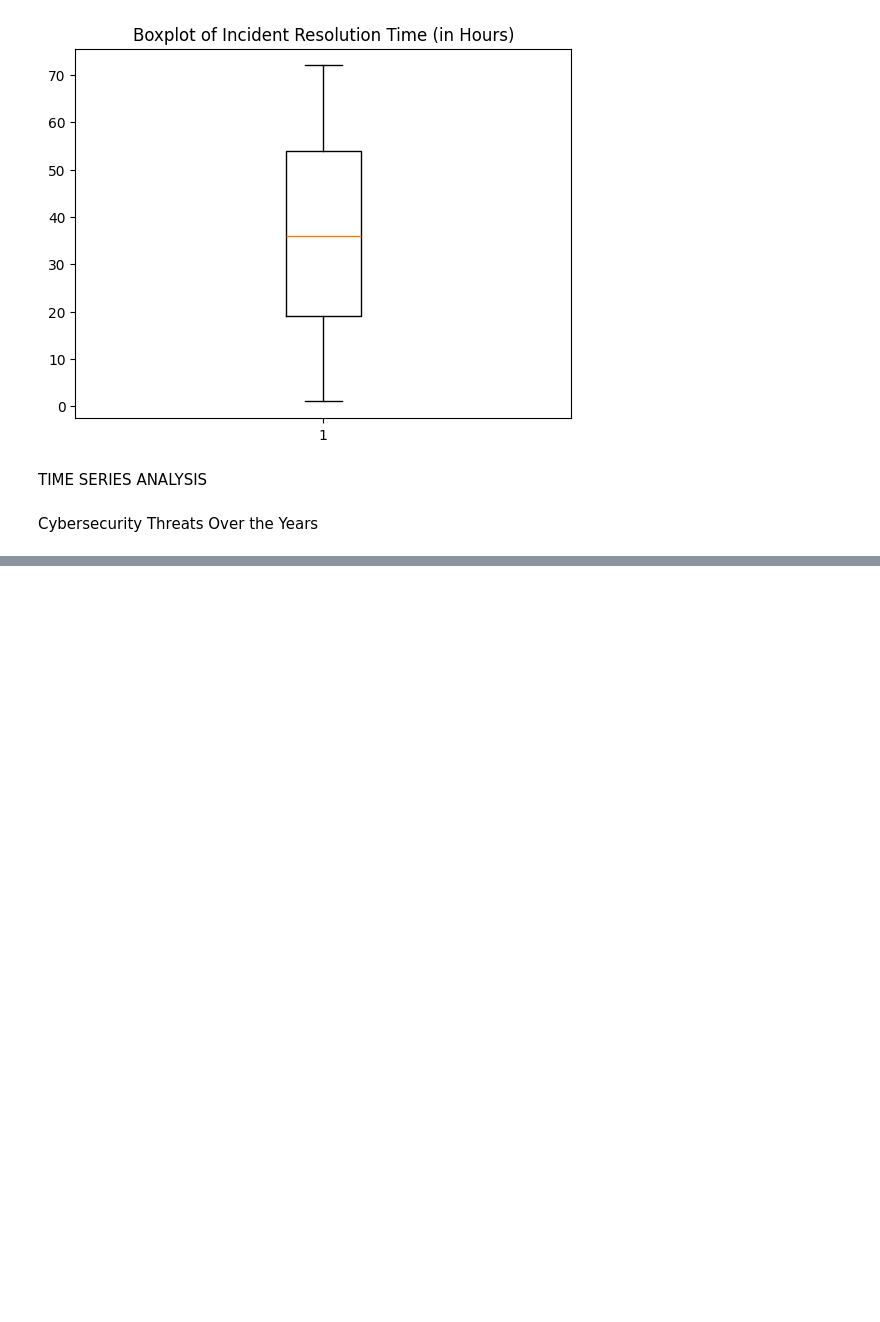
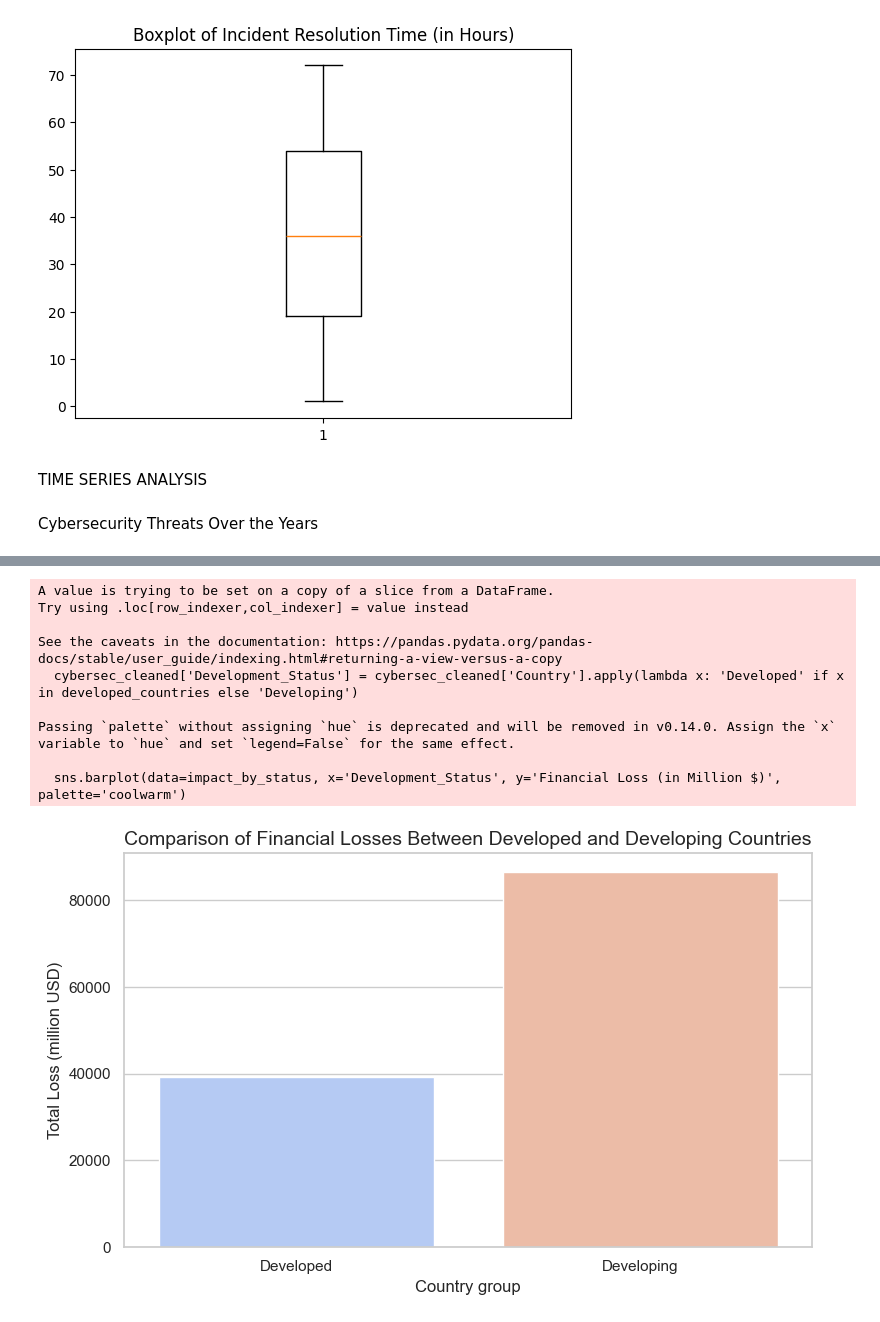
Before and after one commit to immaFrogUwU/Cyber-Security-Threats, a Jupyter notebook: Data_Storytelling_Cyber_Security_Threats.ipynb, the cells around one changed output, grey strips where cells are left out. Saved outputs shown, nothing was run; the diff lists cells and outputs as text; code cells hidden in the pictures; blank space fills up the shorter version.

```diff
--- a/Data_Storytelling_Cyber_Security_Threats.ipynb
+++ b/Data_Storytelling_Cyber_Security_Threats.ipynb
@@ -171,0 +219,32 @@ Meomeo
+# %%
+# Tạo danh sách quốc gia phát triển
+developed_countries = ['UK', 'France', 'Japan']
+
+
+# Tạo cột mới: Developed / Developing
+cybersec_cleaned['Development_Status'] = cybersec_cleaned['Country'].apply(lambda x: 'Developed' if x in developed_countries else 'Developing')
+
+
+# Tính tổng thiệt hại theo nhóm quốc gia
+impact_by_status = cybersec_cleaned.groupby('Development_Status')['Financial Loss (in Million $)'].sum().reset_index()
+
+
+# Vẽ biểu đồ so sánh
+plt.figure(figsize=(8, 5))
+sns.barplot(data=impact_by_status, x='Development_Status', y='Financial Loss (in Million $)', palette='coolwarm')
+plt.title('Comparison of Financial Losses Between Developed and Developing Countries', fontsize=14)
+plt.xlabel('Country group')
+plt.ylabel('Total Loss (million USD)')
+plt.tight_layout()
+plt.show()
+# %% [output]
+A value is trying to be set on a copy of a slice from a DataFrame.
+Try using .loc[row_indexer,col_indexer] = value instead
+
+See the caveats in the documentation: https://pandas.pydata.org/pandas-docs/stable/user_guide/indexing.html#returning-a-view-versus-a-copy
+  cybersec_cleaned['Development_Status'] = cybersec_cleaned['Country'].apply(lambda x: 'Developed' if x in developed_countries else 'Developing')
+
+Passing `palette` without assigning `hue` is deprecated and will be removed in v0.14.0. Assign the `x` variable to `hue` and set `legend=False` for the same effect.
+
+  sns.barplot(data=impact_by_status, x='Development_Status', y='Financial Loss (in Million $)', palette='coolwarm')
+[figure, added]
```
Also changed, not shown: parts of 3 cells of this notebook.
